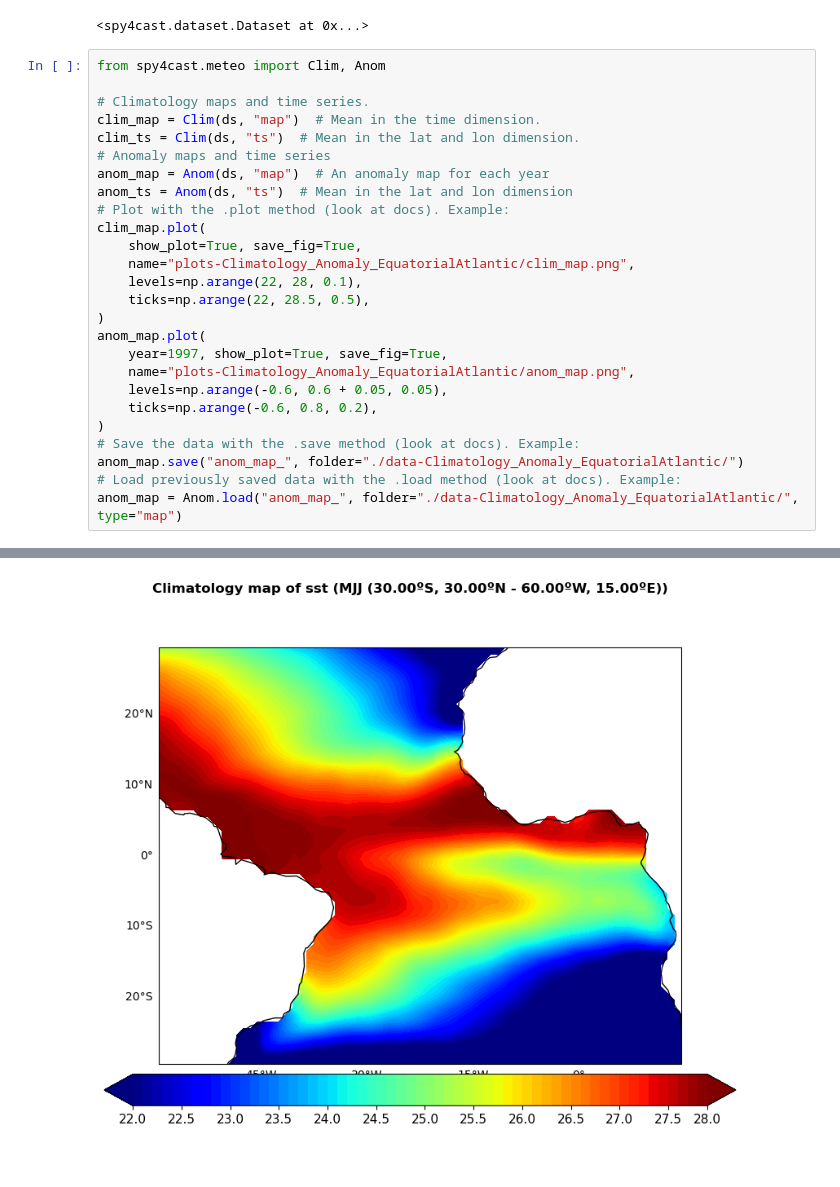
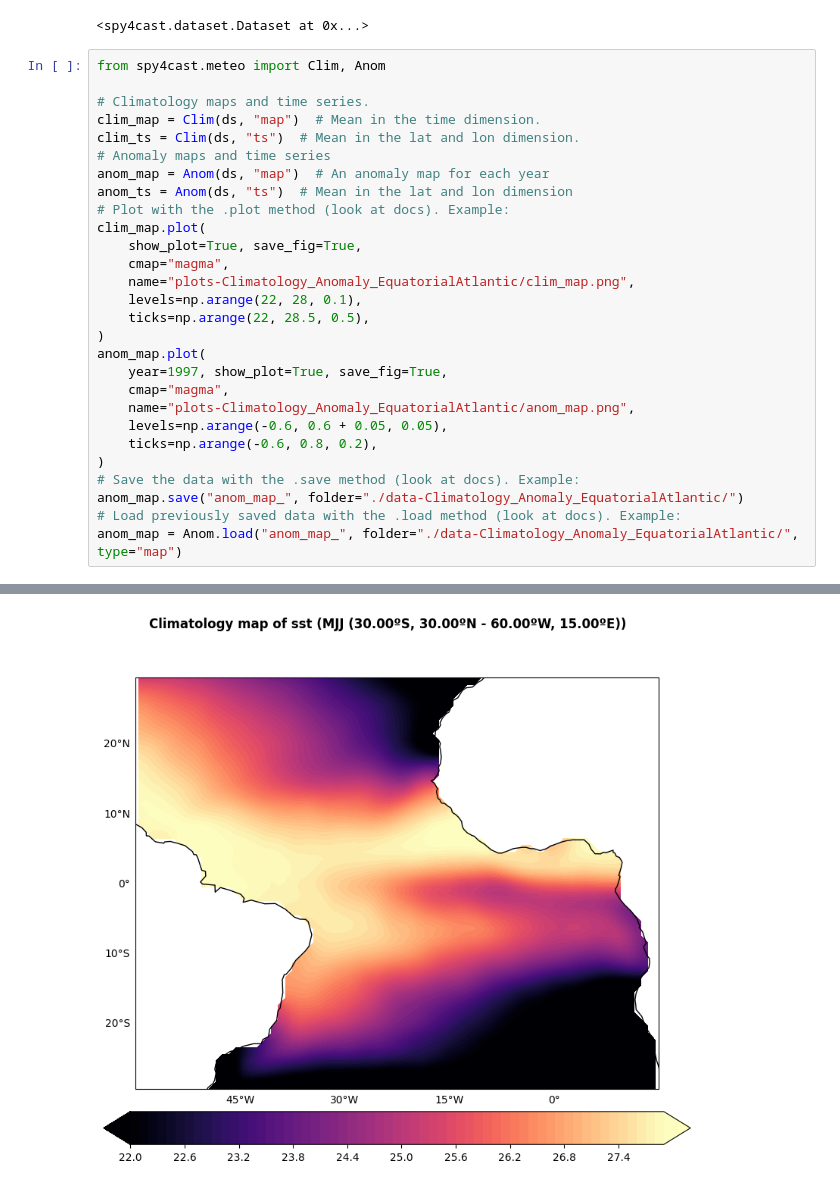
Before and after one commit to pabloduran016/Spy4CastManual, a Jupyter notebook: Climatology_Anomaly_EquatorialAtlantic.ipynb, the cells around one changed output, grey strips where cells are left out. Cells and saved outputs as stored; diff of their text form.

```diff
--- a/Climatology_Anomaly_EquatorialAtlantic.ipynb
+++ b/Climatology_Anomaly_EquatorialAtlantic.ipynb
@@ -40,12 +40,14 @@ anom_ts = Anom(ds, "ts")  # Mean in the lat and lon dimension
 # Plot with the .plot method (look at docs). Example:
 clim_map.plot(
     show_plot=True, save_fig=True,
+    cmap="magma",
     name="plots-Climatology_Anomaly_EquatorialAtlantic/clim_map.png",
     levels=np.arange(22, 28, 0.1),
     ticks=np.arange(22, 28.5, 0.5),
 )
 anom_map.plot(
     year=1997, show_plot=True, save_fig=True,
+    cmap="magma",
     name="plots-Climatology_Anomaly_EquatorialAtlantic/anom_map.png",
     levels=np.arange(-0.6, 0.6 + 0.05, 0.05),
     ticks=np.arange(-0.6, 0.8, 0.2),
@@ -62 +64 @@ anom_map = Anom.load("anom_map_", folder="./data-Climatology_Anomaly_EquatorialA
-[figure, old version]
+[figure, new version]
```
Also changed, not shown: parts of 1 cell of this notebook, 10 other files.
